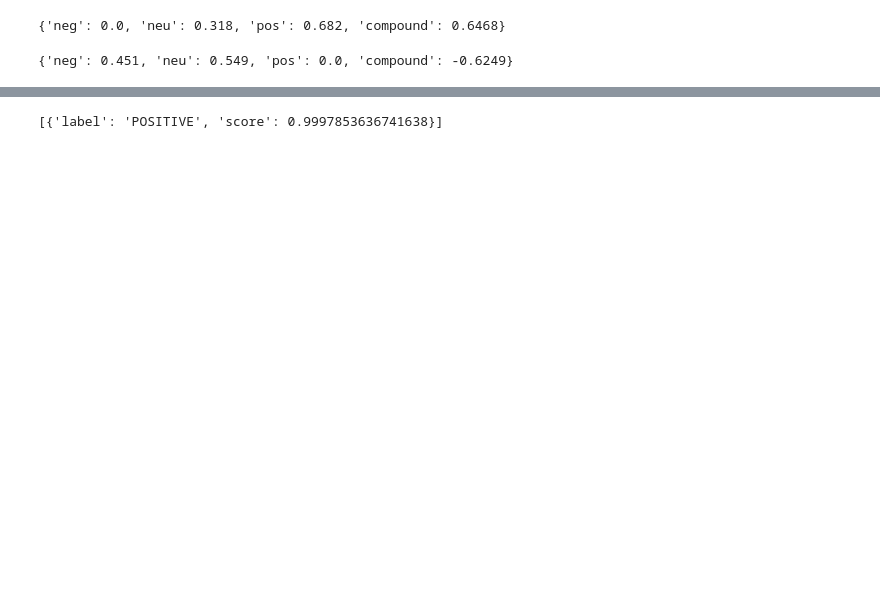
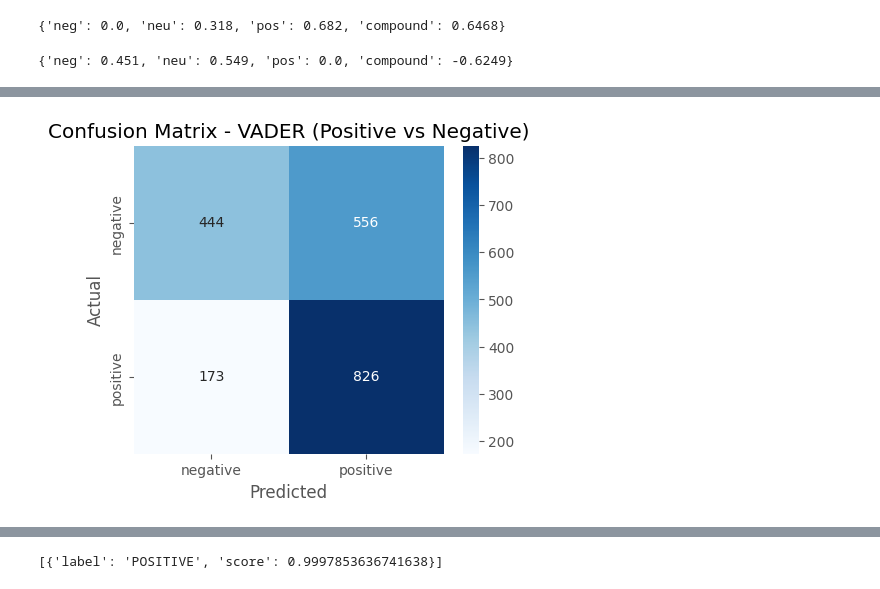
Before and after one commit to laibashaheeen/sentiment_analysis, a Jupyter notebook: sentiment_analysis.ipynb, the cells around one changed output, grey strips where cells are left out. Cells and saved outputs as stored; diff of their text form; code cells hidden in the pictures; blank space fills up the shorter version.

```diff
--- a/sentiment_analysis.ipynb
+++ b/sentiment_analysis.ipynb
@@ -370,0 +305,14 @@ Size of testing set: 400
+# %%
+from sklearn.metrics import classification_report
+
+def vader_sentiment(c):
+    if c >= 0.05:
+        return "positive"
+    elif c <= -0.05:
+        return "negative"
+    else:
+        return "neutral"
+
+vaders['predicted'] = vaders['compound'].apply(vader_sentiment)
+
+print(classification_report(vaders['sentiment'], vaders['predicted'], digits=3))
@@ -370,0 +329,15 @@ Size of testing set: 400
+# %%
+filtered = vaders[vaders['sentiment'] != "neutral"]
+
+cm = confusion_matrix(filtered['sentiment'], filtered['predicted'], labels=["negative", "positive"])
+
+plt.figure(figsize=(5,4))
+sns.heatmap(cm, annot=True, fmt='d', cmap="Blues",
+            xticklabels=["negative", "positive"],
+            yticklabels=["negative", "positive"])
+plt.xlabel("Predicted")
+plt.ylabel("Actual")
+plt.title("Confusion Matrix - VADER (Positive vs Negative)")
+plt.show()
+# %% [output]
+[figure, added]
```
Also changed, not shown: parts of 62 cells of this notebook.
